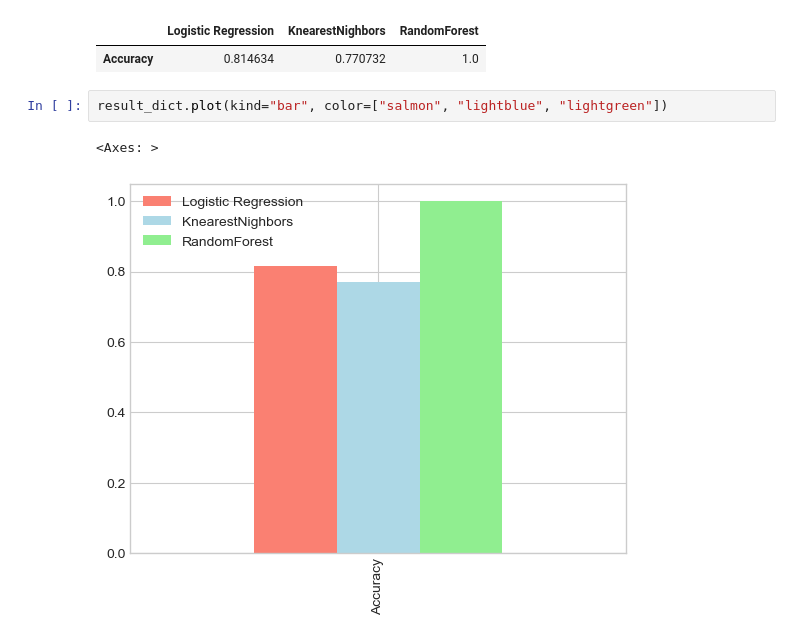
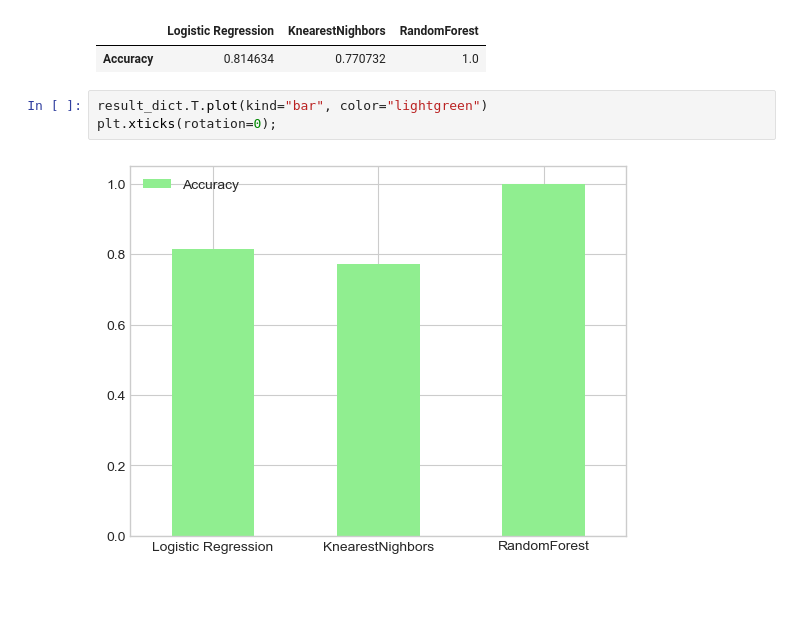
Before and after one commit to msnkr/heart_disease, a Jupyter notebook: heart-disease-classification.ipynb, the cells around one changed output. Drawn from its saved outputs; the diff is of its cells as text; blank space fills up the shorter version.

```diff
--- a/heart-disease-classification.ipynb
+++ b/heart-disease-classification.ipynb
@@ -208,7 +205,7 @@ result_dict
 |  | Logistic Regression | KnearestNighbors | RandomForest |
 | Accuracy | 0.814634 | 0.770732 | 1.0 |
 # %%
-result_dict.plot(kind="bar", color=["salmon", "lightblue", "lightgreen"])
+result_dict.T.plot(kind="bar", color="lightgreen")
+plt.xticks(rotation=0);
 # %% [output]
-<Axes: >
-[figure, old version]
+[figure, new version]
```
Also changed, not shown: parts of 4 cells of this notebook.
